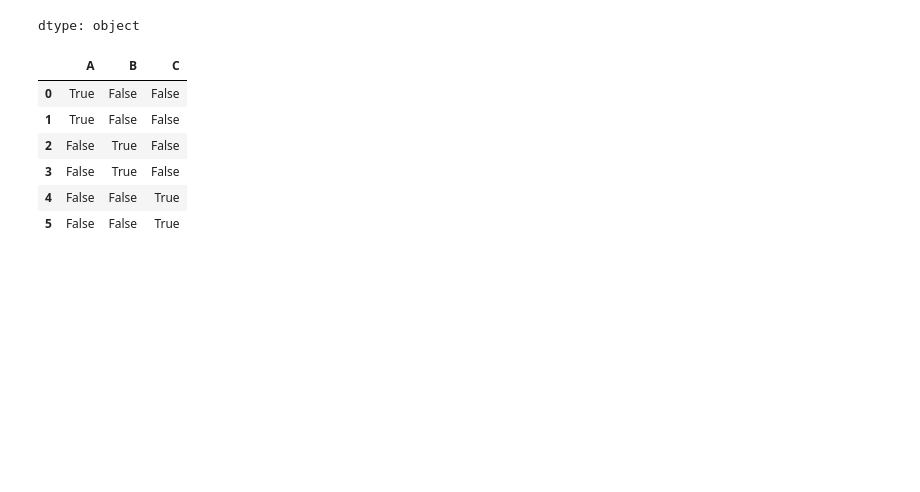
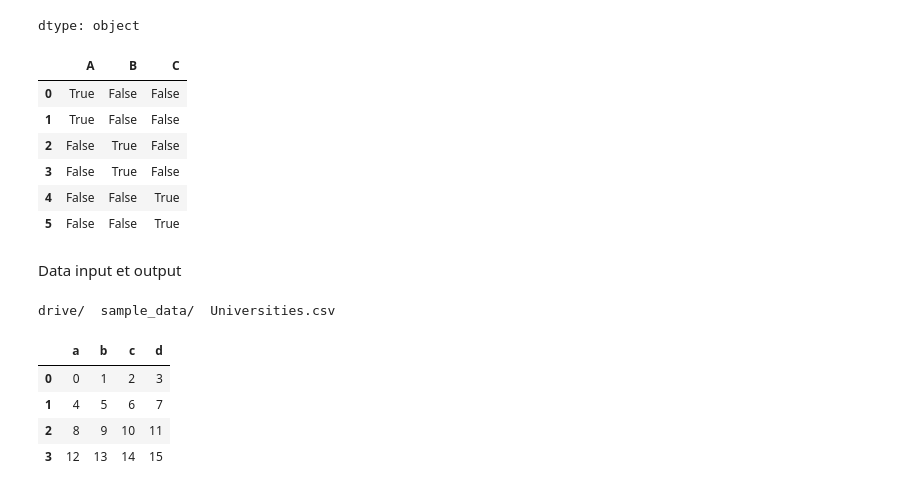
Before and after one commit to diamanka-sn/Deep_learning_Tensorflow_Keras, a Jupyter notebook: pandas.ipynb, the cells around one changed output. Saved outputs shown, nothing was run; the diff lists cells and outputs as text; code cells hidden in the pictures; blank space fills up the shorter version.

```diff
--- a/pandas.ipynb
+++ b/pandas.ipynb
@@ -622,3 +622,19 @@ pd.get_dummies(df_one['C1'])
 | 3 | False | True | False |
 | 4 | False | False | True |
 | 5 | False | False | True |
+# %% [markdown]
+Data input et output
+# %%
+ls
+# %% [output]
+drive/  sample_data/  Universities.csv
+# %%
+df = pd.read_csv('/content/drive/MyDrive/Deep_Learning_TF_2_Notebooks_et_Datasets/DATA/example.csv')
+# %%
+df
+# %% [output]
+|  | a | b | c | d |
+| 0 | 0 | 1 | 2 | 3 |
+| 1 | 4 | 5 | 6 | 7 |
+| 2 | 8 | 9 | 10 | 11 |
+| 3 | 12 | 13 | 14 | 15 |
```
Also changed, not shown: parts of 6 cells of this notebook.
